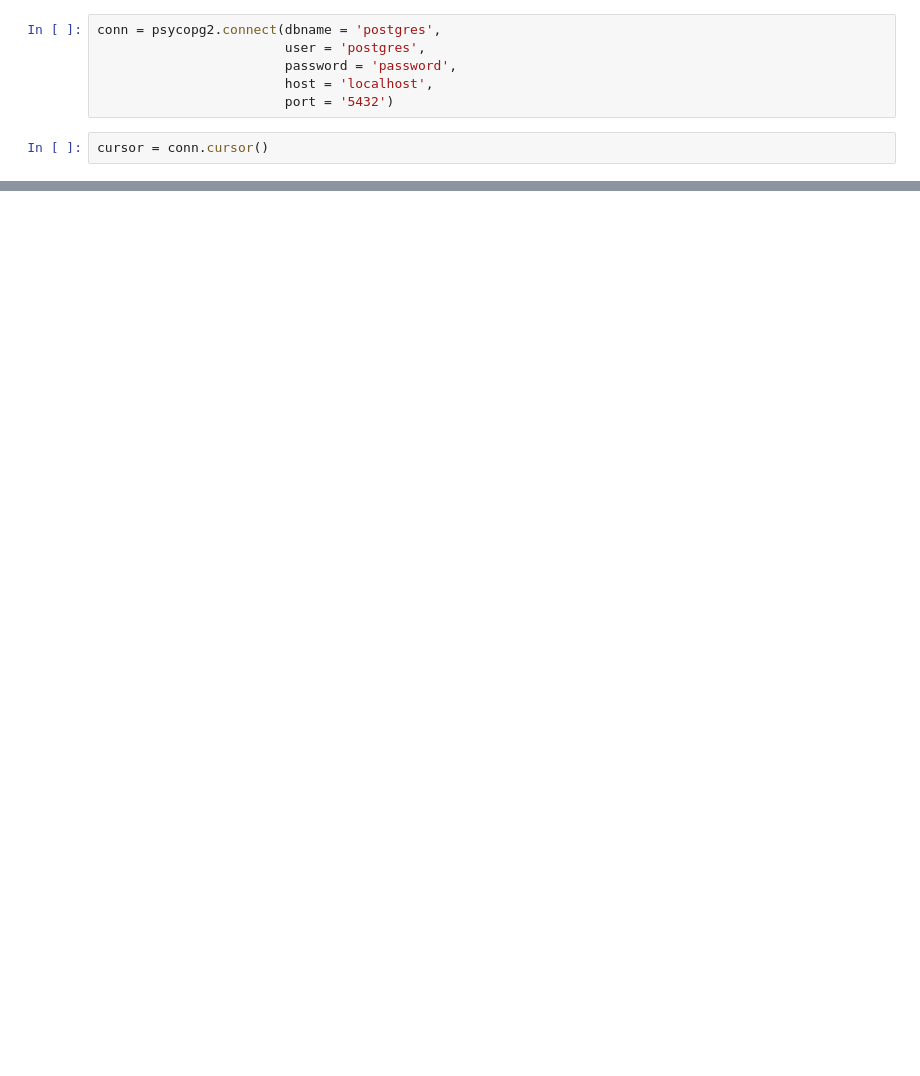
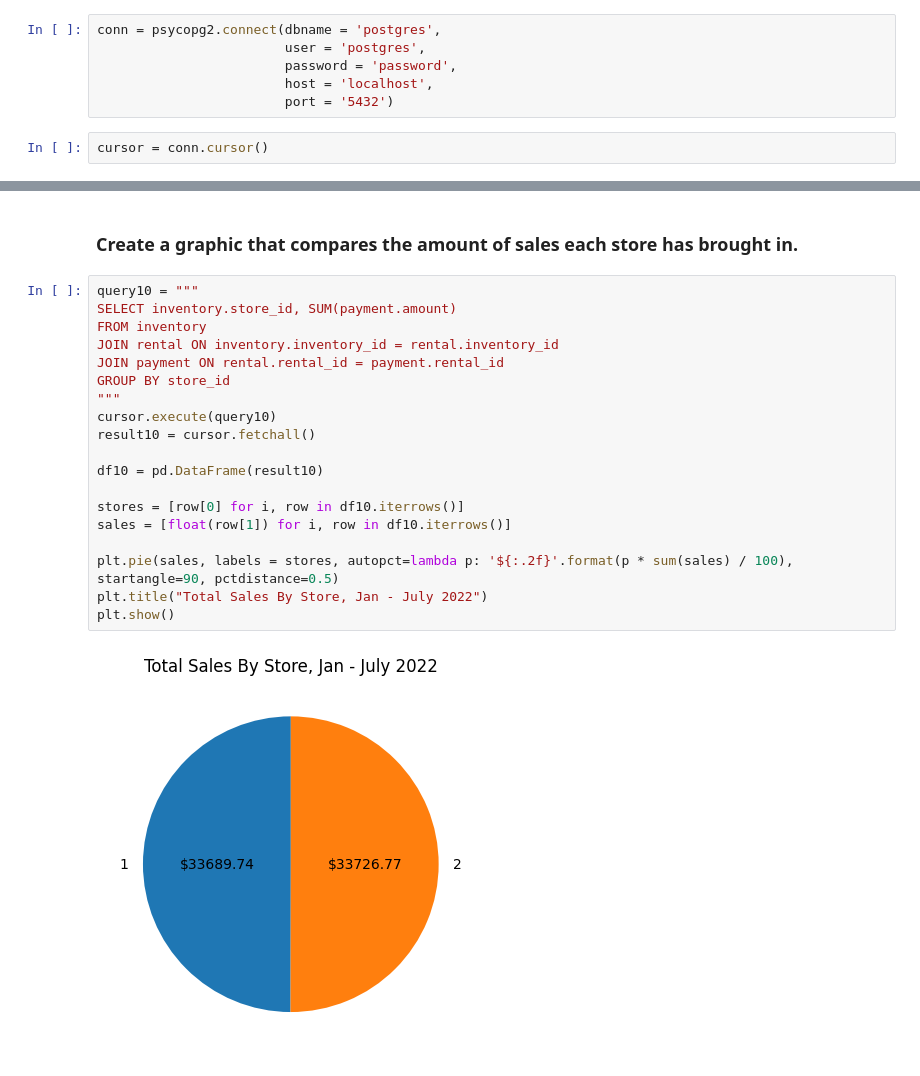
Before and after one commit to York-Solutions-B2E/andrew-kane-pagila-assignment, a Jupyter notebook: SQL-queries.ipynb, the cells around one changed output, grey strips where cells are left out. Saved outputs shown, nothing was run; the diff lists cells and outputs as text; blank space fills up the shorter version.

```diff
--- a/SQL-queries.ipynb
+++ b/SQL-queries.ipynb
@@ -13,0 +235,23 @@ cursor = conn.cursor()
+# %% [markdown]
+### Create a graphic that compares the amount of sales each store has brought in.
+# %%
+query10 = """
+SELECT inventory.store_id, SUM(payment.amount)
+FROM inventory
+JOIN rental ON inventory.inventory_id = rental.inventory_id
+JOIN payment ON rental.rental_id = payment.rental_id
+GROUP BY store_id
+"""
+cursor.execute(query10)
+result10 = cursor.fetchall()
+
+df10 = pd.DataFrame(result10)
+
+stores = [row[0] for i, row in df10.iterrows()]
+sales = [float(row[1]) for i, row in df10.iterrows()]
+
+plt.pie(sales, labels = stores, autopct=lambda p: '${:.2f}'.format(p * sum(sales) / 100), startangle=90, pctdistance=0.5)
+plt.title("Total Sales By Store, Jan - July 2022")
+plt.show()
+# %% [output]
+[figure, added]
```
Also changed, not shown: parts of 27 cells of this notebook.
